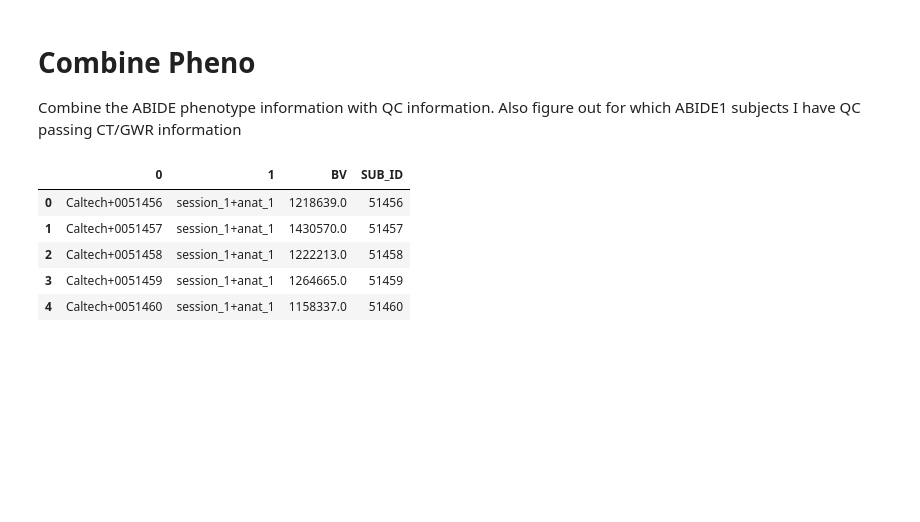
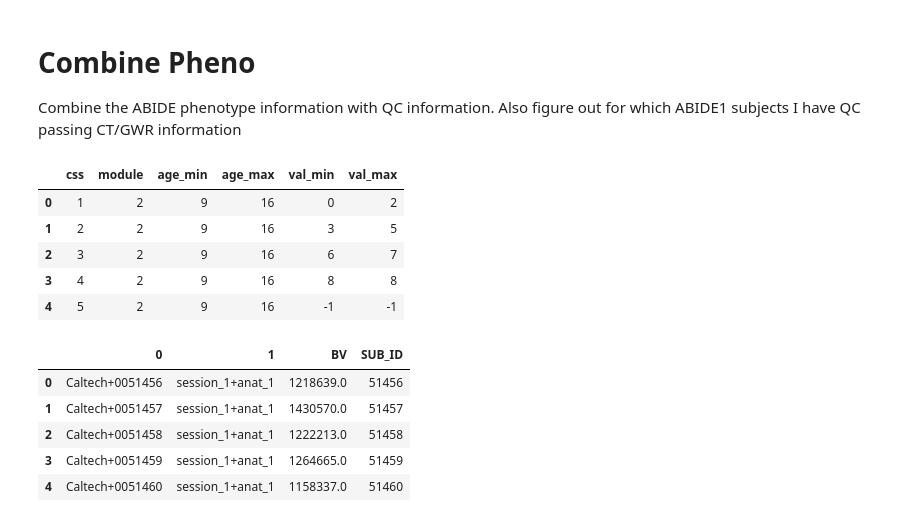
Before and after one commit to surchs/ABIDE_HPS, a Jupyter notebook: Preparation/merge_pheno.ipynb, the cells around one changed output. Cells and saved outputs as stored; diff of their text form; code cells hidden in the pictures; blank space fills up the shorter version.

```diff
--- a/Preparation/merge_pheno.ipynb
+++ b/Preparation/merge_pheno.ipynb
@@ -14,6 +14,7 @@ root_p = '/home/surchs/sim_big/PROJECT/abide_hps/'
 gleb_qc = os.path.join(root_p, 'qc', 'gleb_QC_full.csv')
 abide_1_qc_p = os.path.join(root_p, 'qc', 'abide_niak_qc_report.csv')
 abide_1_motion_p = os.path.join(root_p, 'qc', 'quant_qc_info.csv')
+ados_severity_lut_p = os.path.join(root_p, 'pheno', 'Severity_LUT.txt')
 # Get the pheno information
 abide_1_psm_p = os.path.join(root_p, 'pheno', 'abide_paper_consensus_model.csv')
 abide_1_pheno_p = os.path.join(root_p, 'pheno', 'abide1_pheno.txt')
@@ -26,6 +27,23 @@ ct_t = '{}+{:07}_{}+{}_native_rms_rsl_tlaplace_30mm_left.txt'
 fc_t = 'fmri_{:07}_session_1_run1.nii.gz'
 # Output
 abide_full_out = os.path.join(root_p, 'pheno', 'abide_1_complete.csv')
+# %%
+# Get the lookup table
+sev_lut = pd.read_csv(ados_severity_lut_p, delimiter='\t', header=None)
+# Recalibrate the values
+sev_lut['age_min'], sev_lut['age_max'] = sev_lut[2].str.split(':', 1).str
+sev_lut['val_min'], sev_lut['val_max'] = sev_lut[3].str.split(':', 1).str
+sev_lut.rename(columns={0:'css', 1:'module'}, inplace=True)
+sev_lut = sev_lut[['css', 'module', 'age_min', 'age_max', 'val_min', 'val_max']]
+# %%
+sev_lut.head()
+# %% [output]
+|  | css | module | age_min | age_max | val_min | val_max |
+| 0 | 1 | 2 | 9 | 16 | 0 | 2 |
+| 1 | 2 | 2 | 9 | 16 | 3 | 5 |
+| 2 | 3 | 2 | 9 | 16 | 6 | 7 |
+| 3 | 4 | 2 | 9 | 16 | 8 | 8 |
+| 4 | 5 | 2 | 9 | 16 | -1 | -1 |
 # %%
 #  Get the psm sample
 psm_pheno = pd.read_csv(abide_1_psm_p)
```
Also changed, not shown: parts of 17 cells of this notebook, 5 other files.
